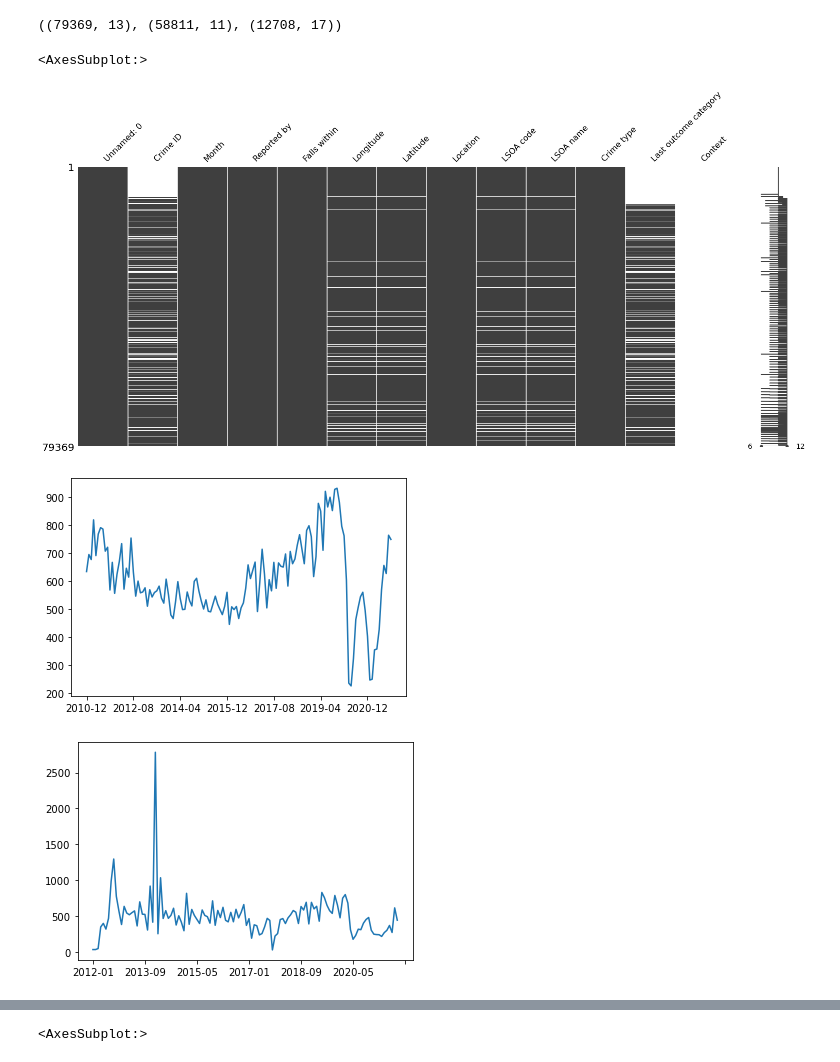
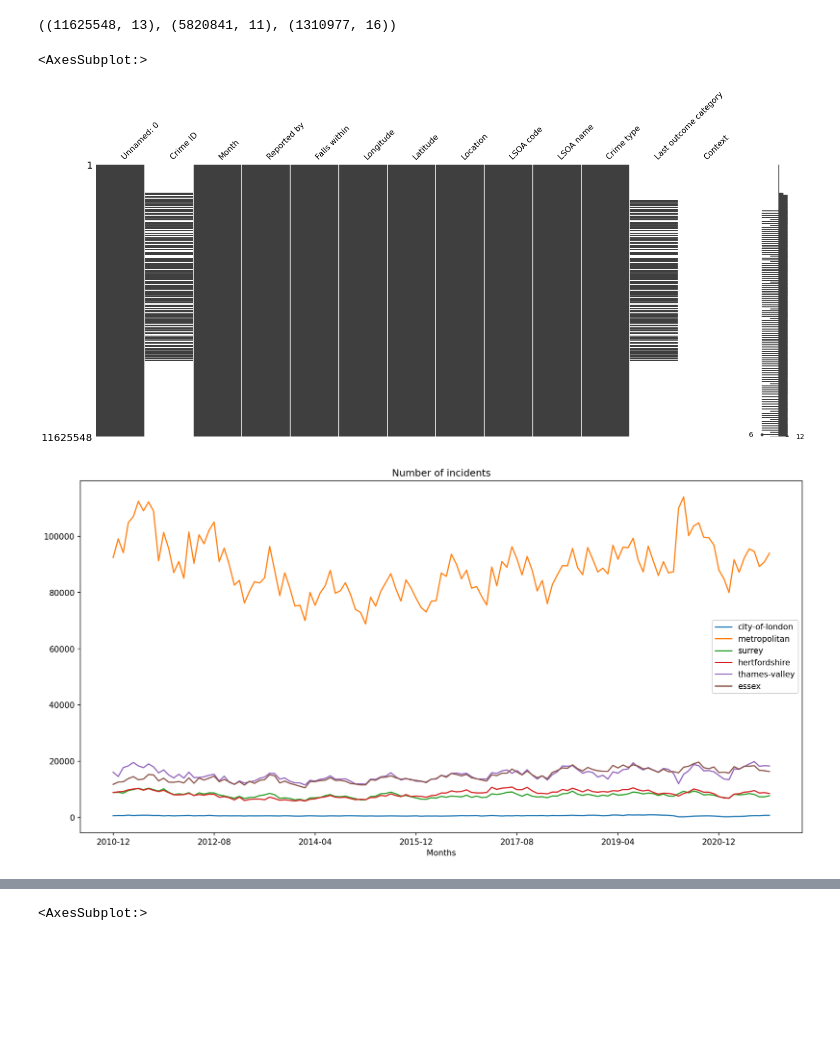
Before and after one commit to MoshaLangerak/Data_Challenge_2_Group_18, a Jupyter notebook: EDA.ipynb, the cells around one changed output, grey strips where cells are left out. Saved outputs shown, nothing was run; the diff lists cells and outputs as text; code cells hidden in the pictures; blank space fills up the shorter version.

```diff
--- a/EDA.ipynb
+++ b/EDA.ipynb
@@ -10,5 +7,20 @@ file_path_stop_and_search = './force_data/city-of-london_stop_and_search.csv'
-# %%
-df_streets = pd.read_csv(file_path_streets)
-df_outcomes = pd.read_csv(file_path_outcomes)
-df_stop_and_search = pd.read_csv(file_path_stop_and_search)
+# %%
+def load_forces(forces):
+    df_streets = dict()
+    df_outcomes = dict()
+    df_stop_and_search = dict()
+
+    for force in forces:
+        file_path_streets = './Data/force_data/' + force + '_street.csv'
+        file_path_outcomes = './Data/force_data/' + force + '_outcomes.csv'
+        file_path_stop_and_search = './Data/force_data/' + force + '_stop_and_search.csv'
+
+        df_streets[force] = pd.read_csv(file_path_streets, low_memory=False)
+        df_outcomes[force] = pd.read_csv(file_path_outcomes, low_memory=False)
+        df_stop_and_search[force] = pd.read_csv(file_path_stop_and_search, low_memory=False)
+
+    return df_streets, df_outcomes, df_stop_and_search
+# %%
+forces = ['city-of-london', 'metropolitan', 'surrey', 'hertfordshire', 'thames-valley', 'essex']
+df_streets, df_outcomes, df_stop_and_search = load_forces(forces)
 # %%
@@ -42,11 +36,11 @@ df_stop_and_search.head()
 df_stop_and_search['Datetime'] = pd.to_datetime(df_stop_and_search['Date'])
 df_stop_and_search['Date'] = df_stop_and_search['Datetime'].dt.date
 # %%
-df_streets.shape, df_outcomes.shape, df_stop_and_search.shape
+df_streets['metropolitan'].shape, df_outcomes['metropolitan'].shape, df_stop_and_search['metropolitan'].shape
 # %% [output]
-((79369, 13), (58811, 11), (12708, 17))
+((11625548, 13), (5820841, 11), (1310977, 16))
 # %%
-msno.matrix(df_streets)
+msno.matrix(df_streets['metropolitan'])
 # %% [output]
 <AxesSubplot:>
-[figure, old version]
+[figure, new version]
@@ -58,8 +47,23 @@ def create_month_plot(df):
+# %%
+def plot_forces(df, forces=[]):
+    df_months = dict()
+    plt.figure(figsize=(16, 8), dpi=150)
+
+    if forces == []:
+        for key in df:
+            df_months[key] = df[key]['Month'].value_counts()
+            df_months[key].sort_index(inplace=True)
+            df_months[key].plot(label=key)
+    else:
+        for force in forces:
+            df_months[force] = df[force]['Month'].value_counts()
+            df_months[force].sort_index(inplace=True)
+            df_months[force].plot(label=force)
+
+    plt.title('Number of incidents')
+    plt.xlabel('Months')
+    plt.legend()
 # %%
-create_month_plot(df_streets)
+plot_forces(df_streets)
 # %% [output]
-[figure, old version]
+[figure, new version]
-# %%
-create_month_plot(df_outcomes)
-# %% [output]
-[figure, removed]
```
Also changed, not shown: parts of 7 cells of this notebook.
